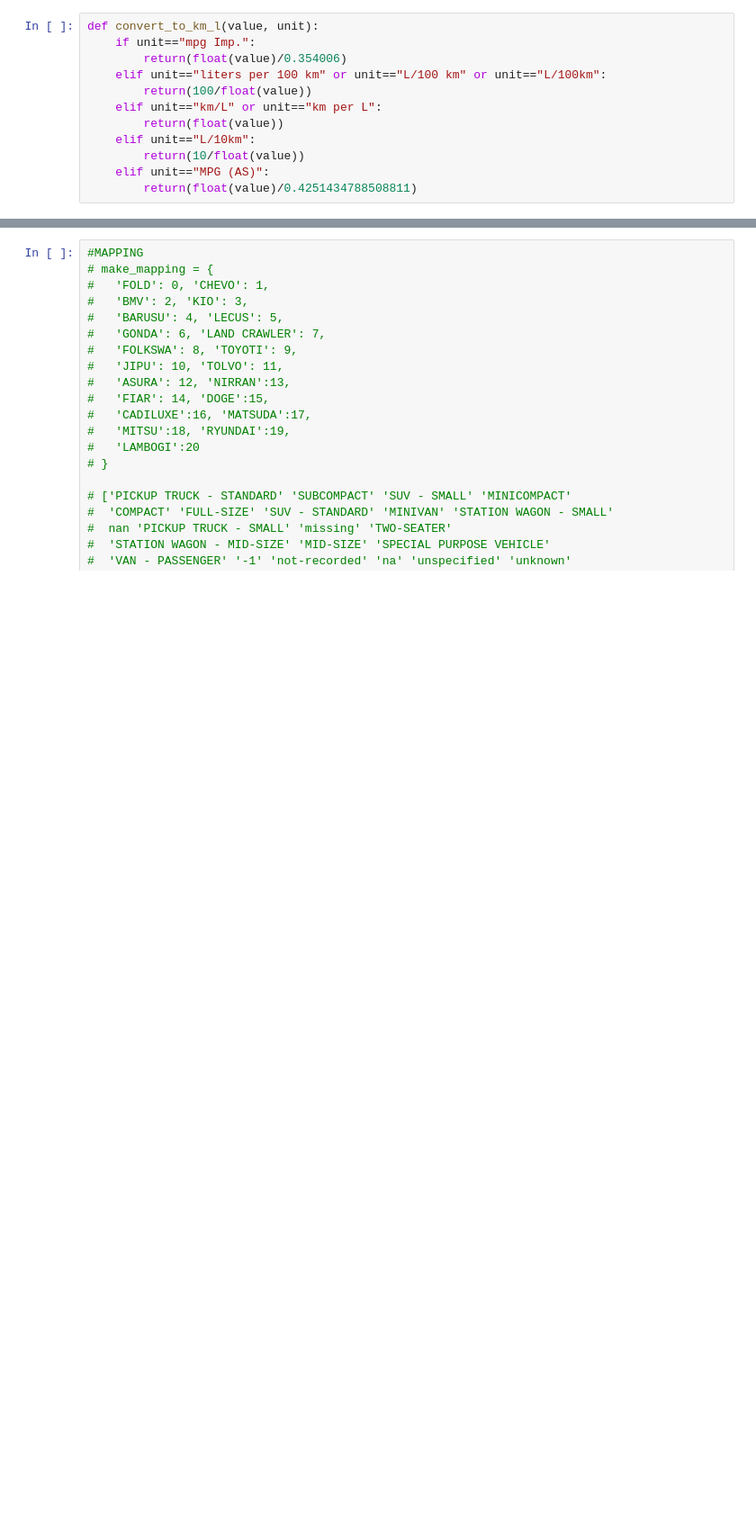
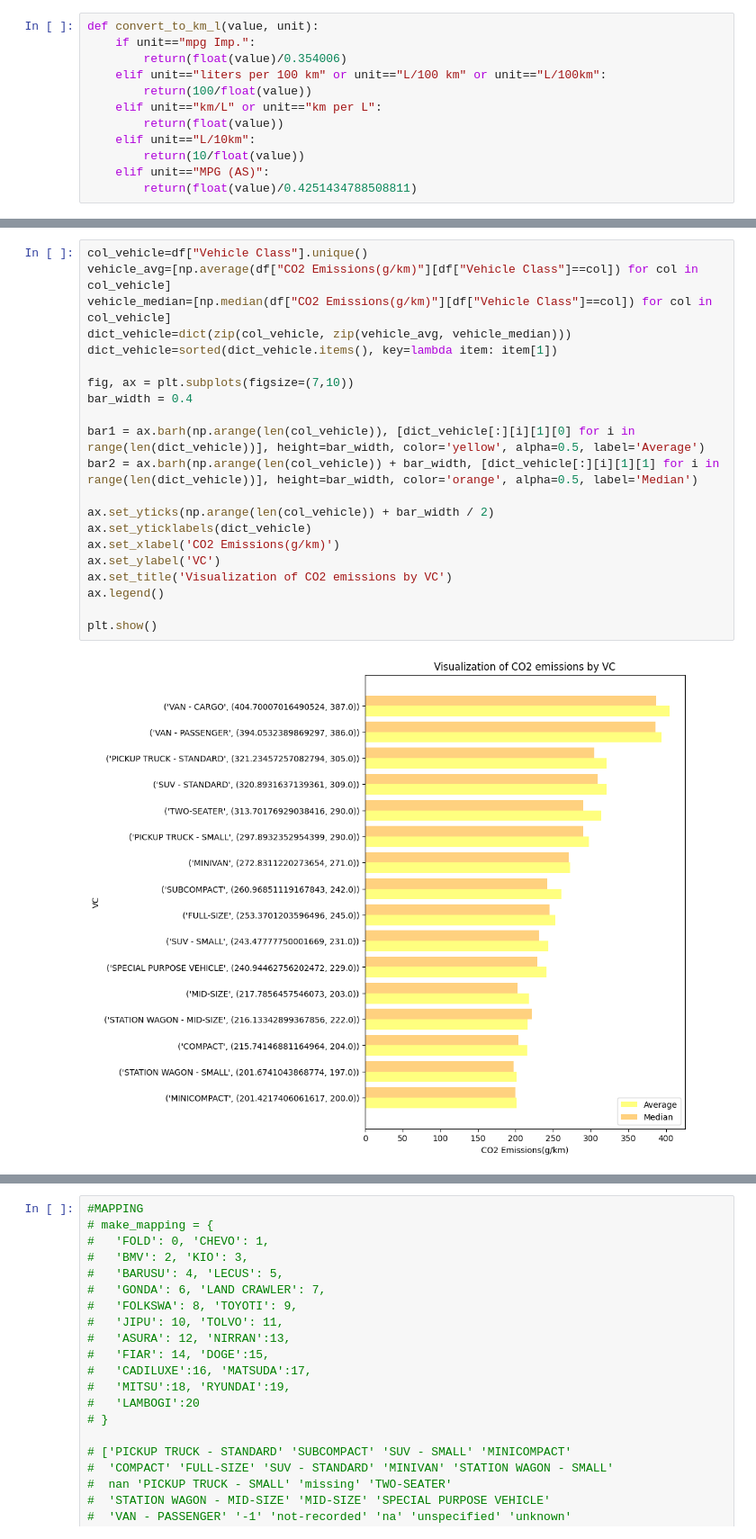
Before and after one commit to cenz19/DataSlayer1.0, a Jupyter notebook: 01. EDA.ipynb, the cells around one changed output, grey strips where cells are left out. Shown at 90% size. Cells and saved outputs as stored; diff of their text form; blank space fills up the shorter version.

```diff
--- a/01. EDA.ipynb
+++ b/01. EDA.ipynb
@@ -165,0 +221,23 @@ plt.show()
+# %%
+col_vehicle=df["Vehicle Class"].unique()
+vehicle_avg=[np.average(df["CO2 Emissions(g/km)"][df["Vehicle Class"]==col]) for col in col_vehicle]
+vehicle_median=[np.median(df["CO2 Emissions(g/km)"][df["Vehicle Class"]==col]) for col in col_vehicle]
+dict_vehicle=dict(zip(col_vehicle, zip(vehicle_avg, vehicle_median)))
+dict_vehicle=sorted(dict_vehicle.items(), key=lambda item: item[1])
+
+fig, ax = plt.subplots(figsize=(7,10))
+bar_width = 0.4
+
+bar1 = ax.barh(np.arange(len(col_vehicle)), [dict_vehicle[:][i][1][0] for i in range(len(dict_vehicle))], height=bar_width, color='yellow', alpha=0.5, label='Average')
+bar2 = ax.barh(np.arange(len(col_vehicle)) + bar_width, [dict_vehicle[:][i][1][1] for i in range(len(dict_vehicle))], height=bar_width, color='orange', alpha=0.5, label='Median')
+
+ax.set_yticks(np.arange(len(col_vehicle)) + bar_width / 2)
+ax.set_yticklabels(dict_vehicle)
+ax.set_xlabel('CO2 Emissions(g/km)')
+ax.set_ylabel('VC')
+ax.set_title('Visualization of CO2 emissions by VC')
+ax.legend()
+
+plt.show()
+# %% [output]
+[figure, added]
```
Also changed, not shown: parts of 29 cells of this notebook, 2 other files.
